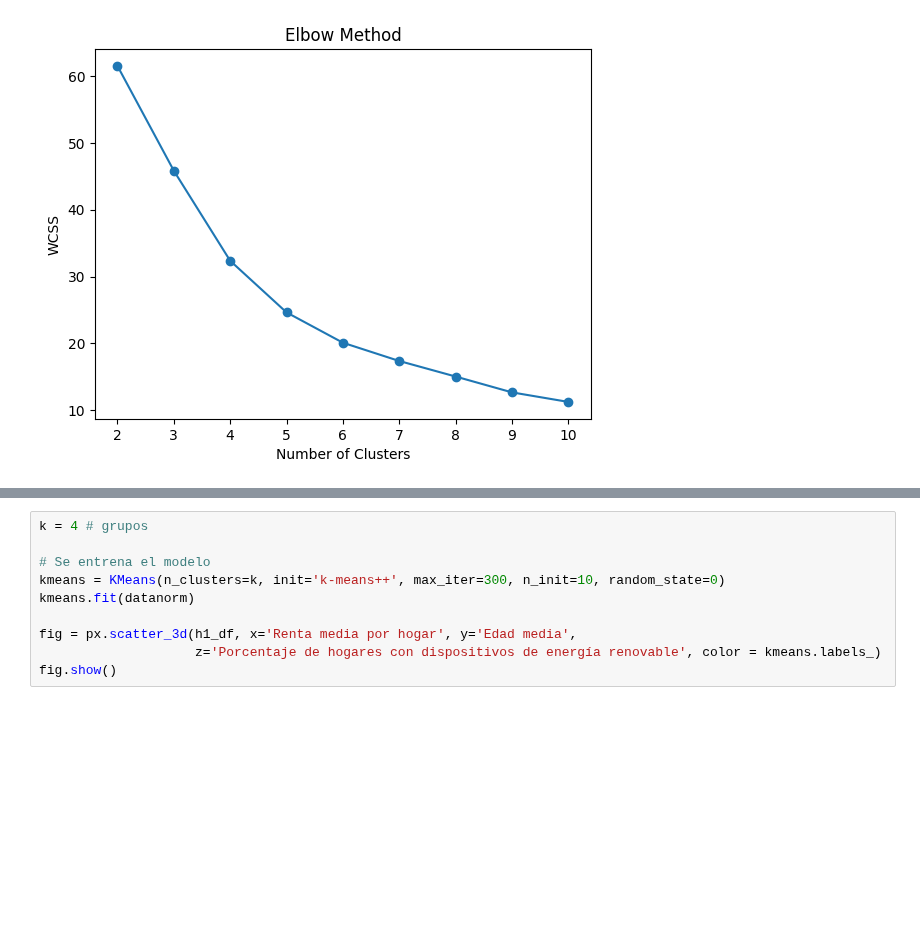
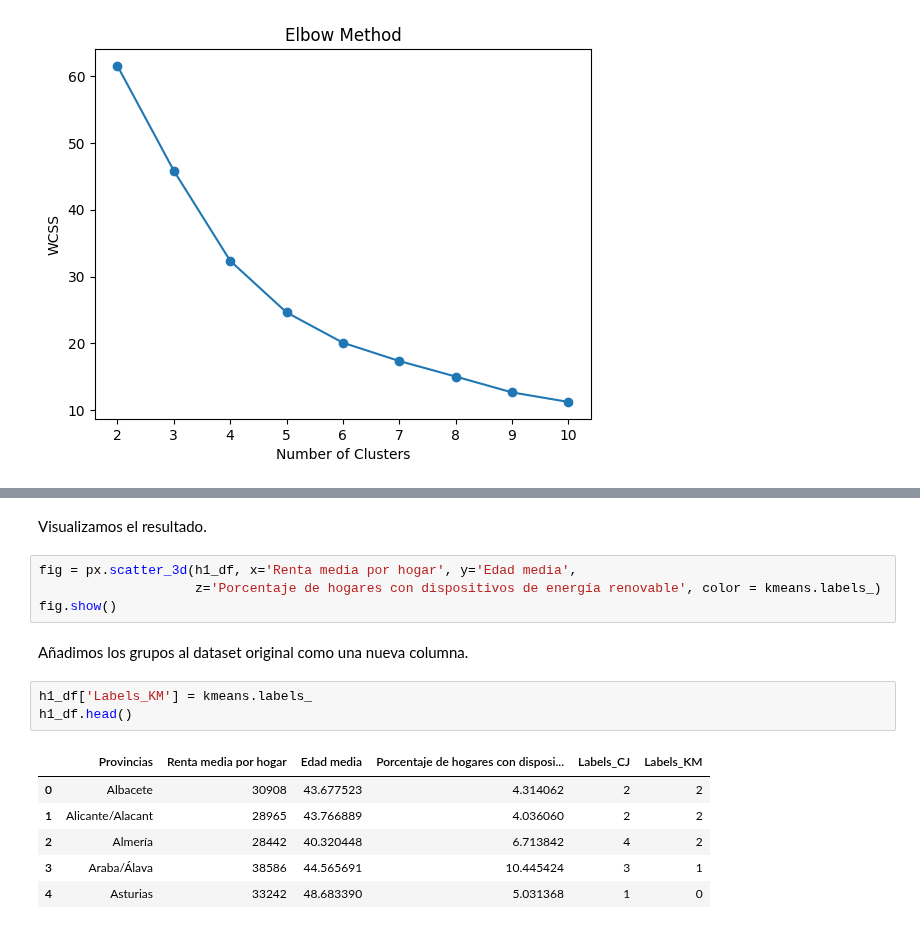
Before and after one commit to elena-17/DataMining-24-25, a Jupyter notebook: src/modeling/h1_modeling.ipynb, the cells around one changed output, grey strips where cells are left out. Drawn from its saved outputs; the diff is of its cells as text; blank space fills up the shorter version.

```diff
--- a/src/modeling/h1_modeling.ipynb
+++ b/src/modeling/h1_modeling.ipynb
@@ -293,10 +349,18 @@ Entrenamos el modelo y vemos los resultados.
+# %% [markdown]
+Visualizamos el resultado.
 # %%
-k = 4 # grupos
-
-# Se entrena el modelo
-kmeans = KMeans(n_clusters=k, init='k-means++', max_iter=300, n_init=10, random_state=0)
-kmeans.fit(datanorm)
-
 fig = px.scatter_3d(h1_df, x='Renta media por hogar', y='Edad media',
                     z='Porcentaje de hogares con dispositivos de energía renovable', color = kmeans.labels_)
 fig.show()
+# %% [markdown]
+Añadimos los grupos al dataset original como una nueva columna.
+# %%
+h1_df['Labels_KM'] = kmeans.labels_
+h1_df.head()
+# %% [output]
+|  | Provincias | Renta media por hogar | Edad media | Porcentaje de hogares con disposi... | Labels_CJ | Labels_KM |
+| 0 | Albacete | 30908 | 43.677523 | 4.314062 | 2 | 2 |
+| 1 | Alicante/Alacant | 28965 | 43.766889 | 4.036060 | 2 | 2 |
+| 2 | Almería | 28442 | 40.320448 | 6.713842 | 4 | 2 |
+| 3 | Araba/Álava | 38586 | 44.565691 | 10.445424 | 3 | 1 |
+| 4 | Asturias | 33242 | 48.683390 | 5.031368 | 1 | 0 |
```
Also changed, not shown: parts of 43 cells of this notebook, 3 other files.
